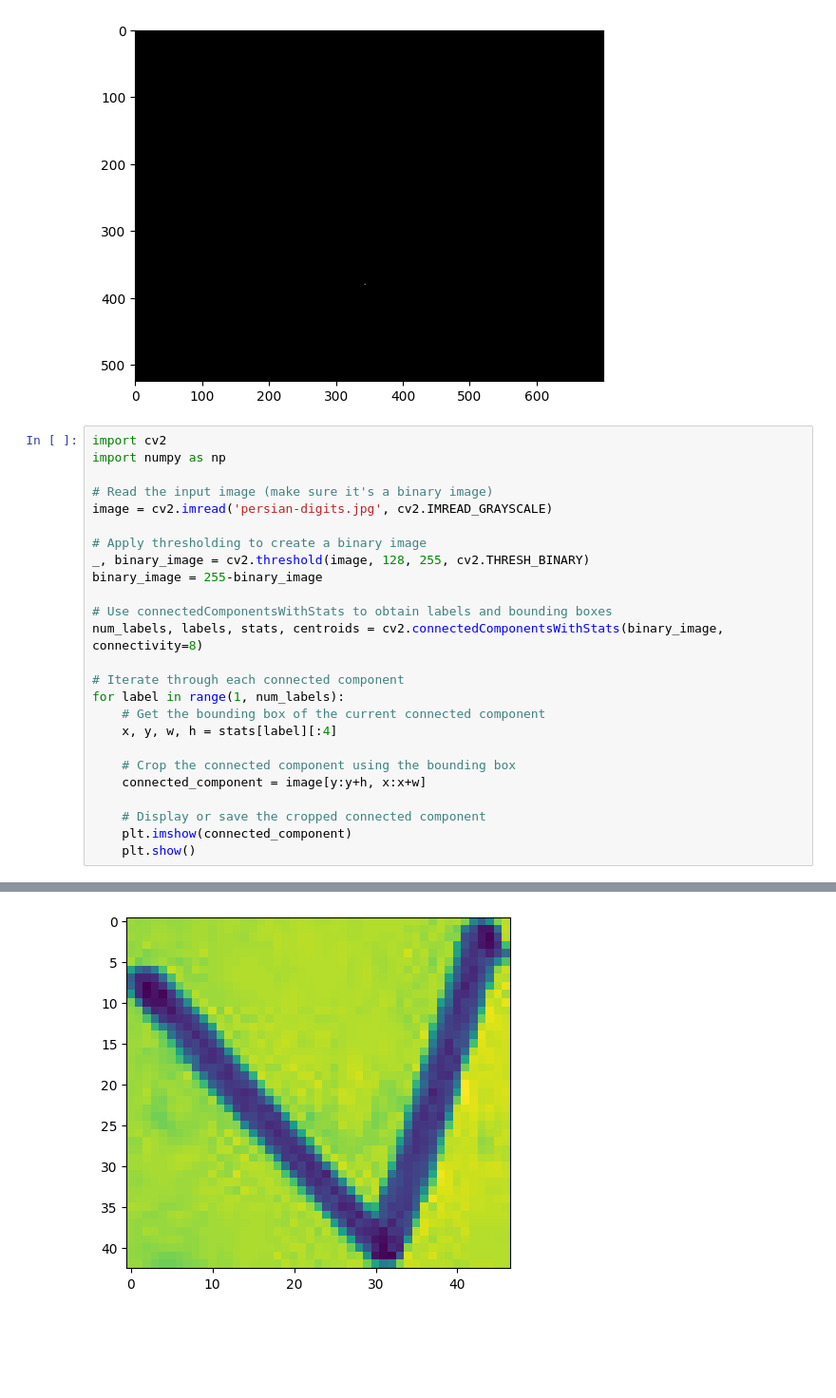
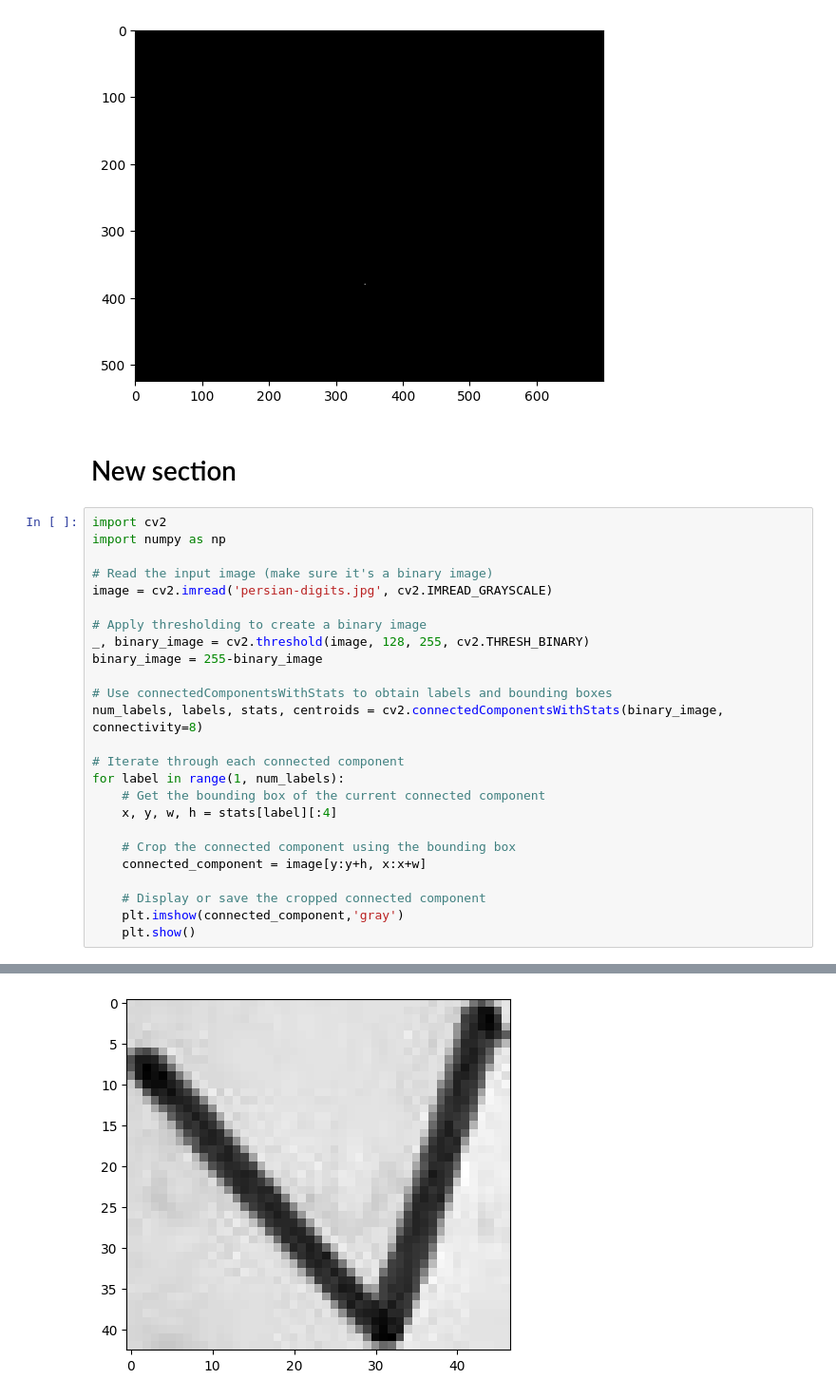
Before and after one commit to FRashidy1403/Deep-learning-for-computer-vision, a Jupyter notebook: Connected_components__project_1.ipynb, the cells around one changed output, grey strips where cells are left out. Shown: that part at 95% size. Cells and saved outputs as stored; diff of their text form; blank space fills up the shorter version.

```diff
--- a/Connected_components__project_1.ipynb
+++ b/Connected_components__project_1.ipynb
@@ -67,6 +67,8 @@ for label in range(1, num_labels):
 [figure]
 [figure]
 [figure]
+# %% [markdown]
+# New section
 # %%
 import cv2
 import numpy as np
@@ -90,6 +92,6 @@ for label in range(1, num_labels):
     connected_component = image[y:y+h, x:x+w]
 
     # Display or save the cropped connected component
-    plt.imshow(connected_component)
+    plt.imshow(connected_component,'gray')
     plt.show()
 # %% [output]
@@ -100 +102 @@ for label in range(1, num_labels):
-[figure, old version]
+[figure, new version]
```
Also changed, not shown: parts of 2 cells of this notebook.
